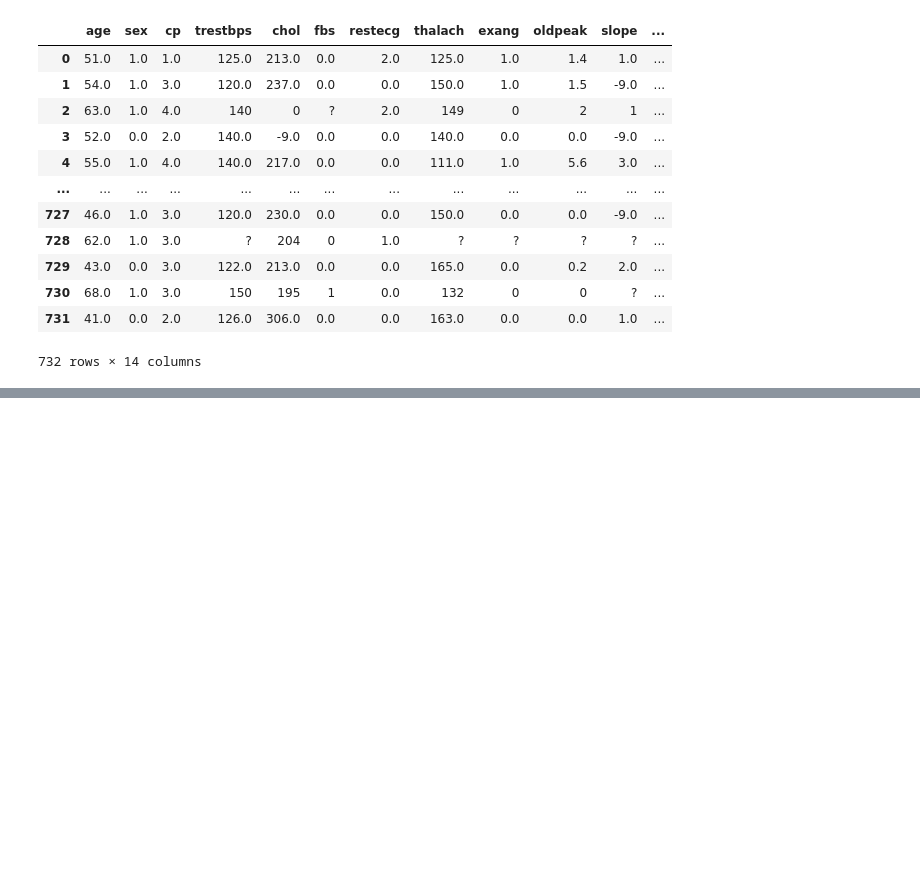
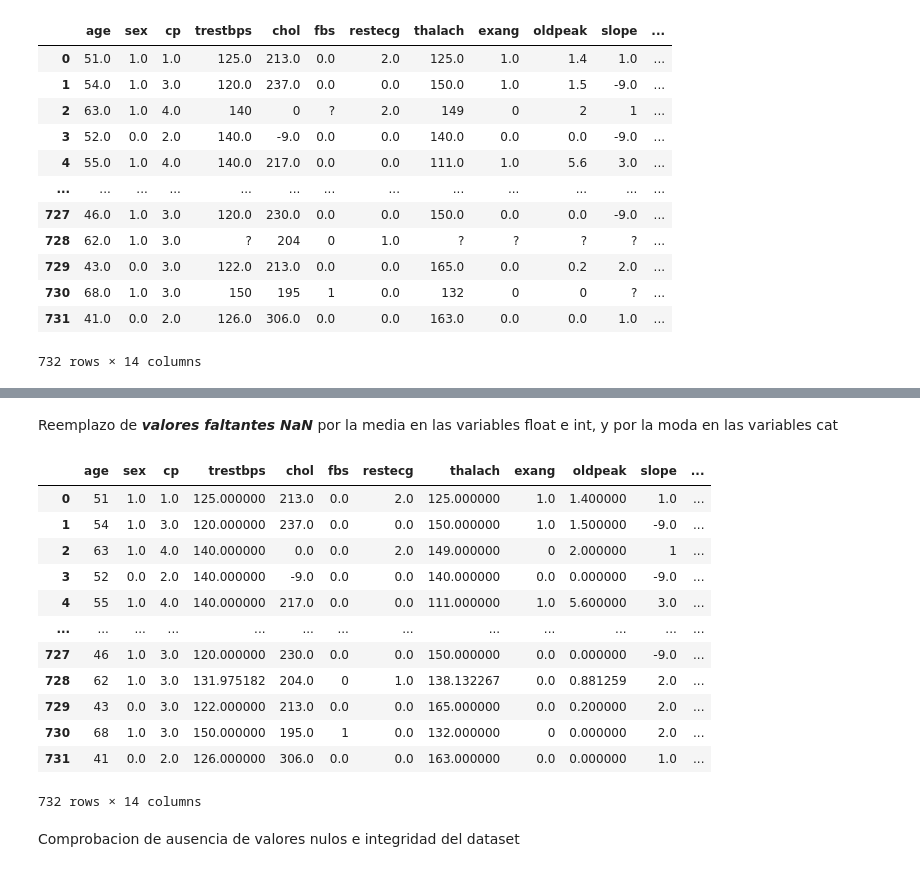
Before and after one commit to cmarty02/DATACADABRA_DataProject_3, a Jupyter notebook: data_raw/Data_Project_3.ipynb, the cells around one changed output, grey strips where cells are left out. Cells and saved outputs as stored; diff of their text form; code cells hidden in the pictures; blank space fills up the shorter version.

```diff
--- a/data_raw/Data_Project_3.ipynb
+++ b/data_raw/Data_Project_3.ipynb
@@ -56,0 +155,32 @@ X_train
+# %%
+X_train = pd.read_csv("train.csv")
+# %%
+# Convertir variables a int
+int_cols = ['age',
+            'label']
+X_train[int_cols] = X_train[int_cols].astype('int64')
+
+# Convertir variables a float
+float_cols = ['trestbps',
+                'chol',
+                'thalach',
+                'oldpeak',
+                'ca']
+
+X_train[float_cols] = X_train[float_cols].apply(pd.to_numeric, errors='coerce')
+
+# Convertir variables a cat
+categorical_cols = ['restecg',
+                    'slope',
+                    'fbs',
+                    'thal',
+                    'exang',
+                    'cp',
+                    'sex']
+
+X_train[categorical_cols] = X_train[categorical_cols].astype('category')
+
+# Reemplazar '?' con NaN en las  cat
+X_train[categorical_cols] = X_train[categorical_cols].replace('?', np.nan)
+
+X_train.info()
@@ -56,0 +205,29 @@ X_train
+# %% [markdown]
+Reemplazo de ***valores faltantes NaN*** por la media en las variables float e int, y por la moda en las variables cat
+# %%
+# Iterar sobre las columnas categóricas y reemplazar los NaN con el valor más frecuente
+for col in categorical_cols:
+    X_train[col].fillna(X_train[col].mode()[0], inplace=True)
+
+
+# Iterar sobre las columnas categóricas y reemplazar los NaN con la media
+for col in float_cols:
+    X_train[col].fillna(X_train[col].mean(), inplace=True)
+# %%
+X_train
+# %% [output]
+|  | age | sex | cp | trestbps | chol | fbs | restecg | thalach | exang | oldpeak | slope | ... |
+| 0 | 51 | 1.0 | 1.0 | 125.000000 | 213.0 | 0.0 | 2.0 | 125.000000 | 1.0 | 1.400000 | 1.0 | ... |
+| 1 | 54 | 1.0 | 3.0 | 120.000000 | 237.0 | 0.0 | 0.0 | 150.000000 | 1.0 | 1.500000 | -9.0 | ... |
+| 2 | 63 | 1.0 | 4.0 | 140.000000 | 0.0 | 0.0 | 2.0 | 149.000000 | 0 | 2.000000 | 1 | ... |
+| 3 | 52 | 0.0 | 2.0 | 140.000000 | -9.0 | 0.0 | 0.0 | 140.000000 | 0.0 | 0.000000 | -9.0 | ... |
+| 4 | 55 | 1.0 | 4.0 | 140.000000 | 217.0 | 0.0 | 0.0 | 111.000000 | 1.0 | 5.600000 | 3.0 | ... |
+| ... | ... | ... | ... | ... | ... | ... | ... | ... | ... | ... | ... | ... |
+| 727 | 46 | 1.0 | 3.0 | 120.000000 | 230.0 | 0.0 | 0.0 | 150.000000 | 0.0 | 0.000000 | -9.0 | ... |
+| 728 | 62 | 1.0 | 3.0 | 131.975182 | 204.0 | 0 | 1.0 | 138.132267 | 0.0 | 0.881259 | 2.0 | ... |
+| 729 | 43 | 0.0 | 3.0 | 122.000000 | 213.0 | 0.0 | 0.0 | 165.000000 | 0.0 | 0.200000 | 2.0 | ... |
+| 730 | 68 | 1.0 | 3.0 | 150.000000 | 195.0 | 1 | 0.0 | 132.000000 | 0 | 0.000000 | 2.0 | ... |
+| 731 | 41 | 0.0 | 2.0 | 126.000000 | 306.0 | 0.0 | 0.0 | 163.000000 | 0.0 | 0.000000 | 1.0 | ... |
+732 rows × 14 columns
+# %% [markdown]
+Comprobacion de ausencia de valores nulos e integridad del dataset
```
Also changed, not shown: parts of 12 cells of this notebook.
